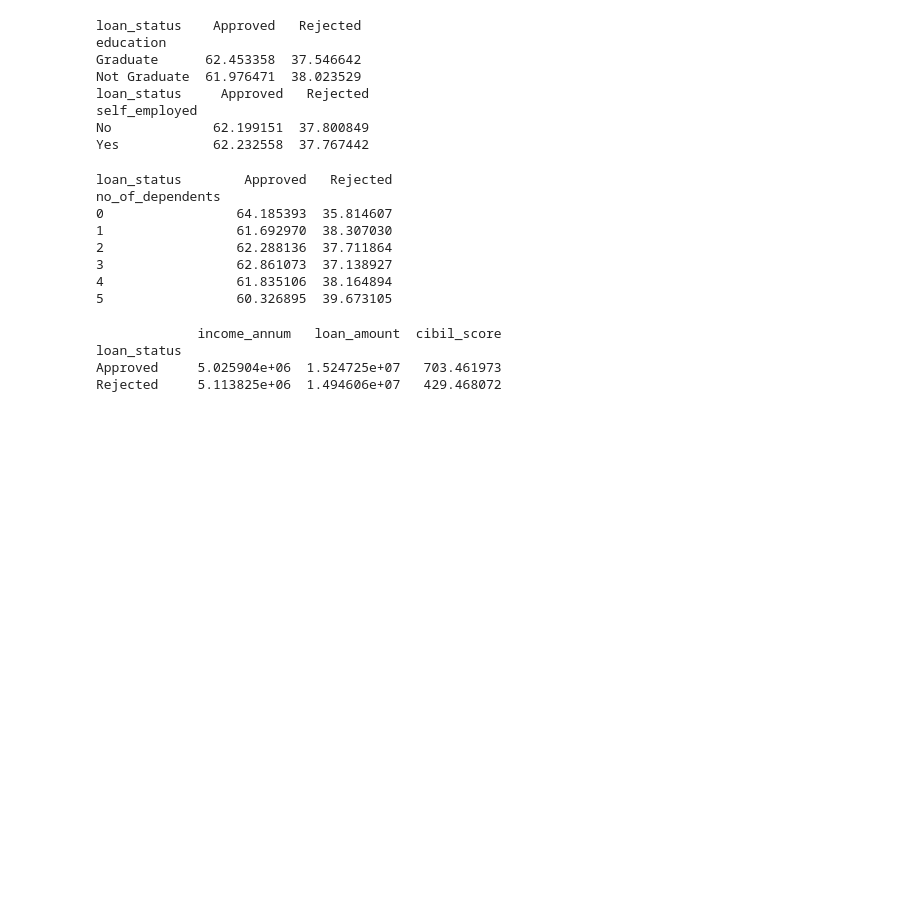
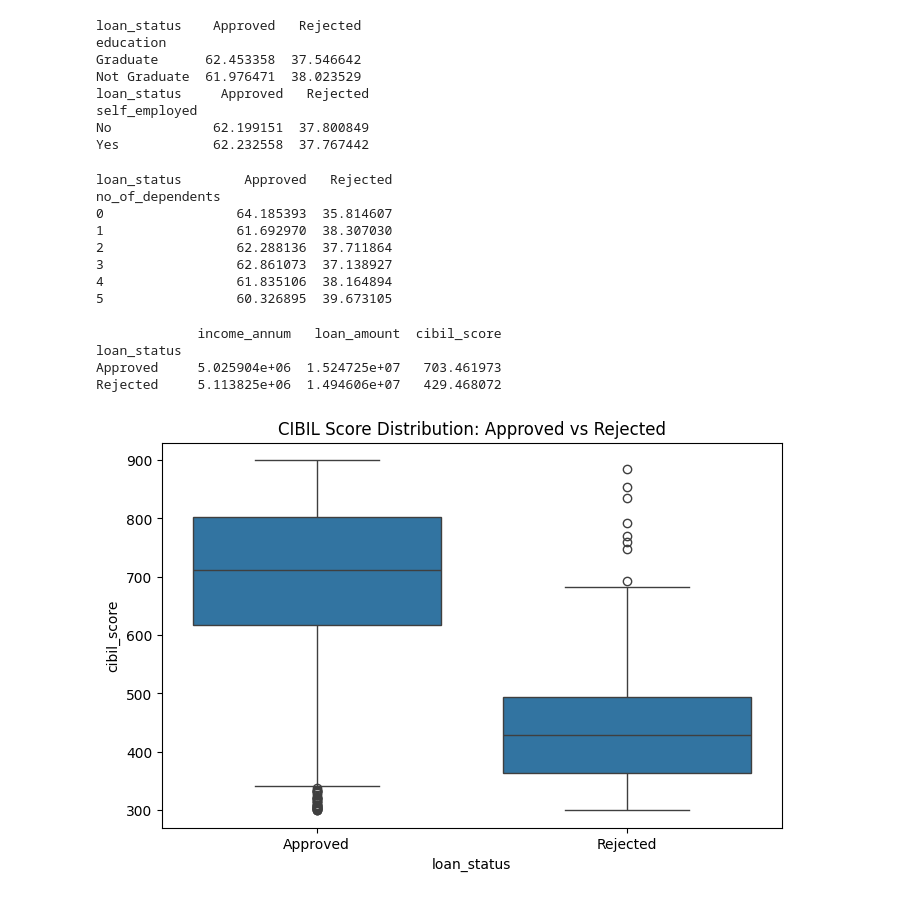
Before and after one commit to pragnays/loan-approval-analysis, a Jupyter notebook: notebooks/01_loan_analysis.ipynb, the cells around one changed output. Saved outputs shown, nothing was run; the diff lists cells and outputs as text; code cells hidden in the pictures; blank space fills up the shorter version.

Commit message:
Add approval disparity analysis and visualizations for CIBIL score, income, and loan amount

```diff
--- a/notebooks/01_loan_analysis.ipynb
+++ b/notebooks/01_loan_analysis.ipynb
@@ -79,3 +79,14 @@ print(approval_by_status)
 loan_status
 Approved     5.025904e+06  1.524725e+07   703.461973
 Rejected     5.113825e+06  1.494606e+07   429.468072
+# %%
+import matplotlib.pyplot as plt
+import seaborn as sns
+
+plt.figure(figsize=(8,5))
+sns.boxplot(data=df, x='loan_status', y='cibil_score')
+plt.title('CIBIL Score Distribution: Approved vs Rejected')
+plt.savefig('../reports/chart1_cibil_by_status.png', dpi=150, bbox_inches='tight')
+plt.show()
+# %% [output]
+[figure, added]
```
Also changed, not shown: parts of 1 cell of this notebook, 3 other files.
